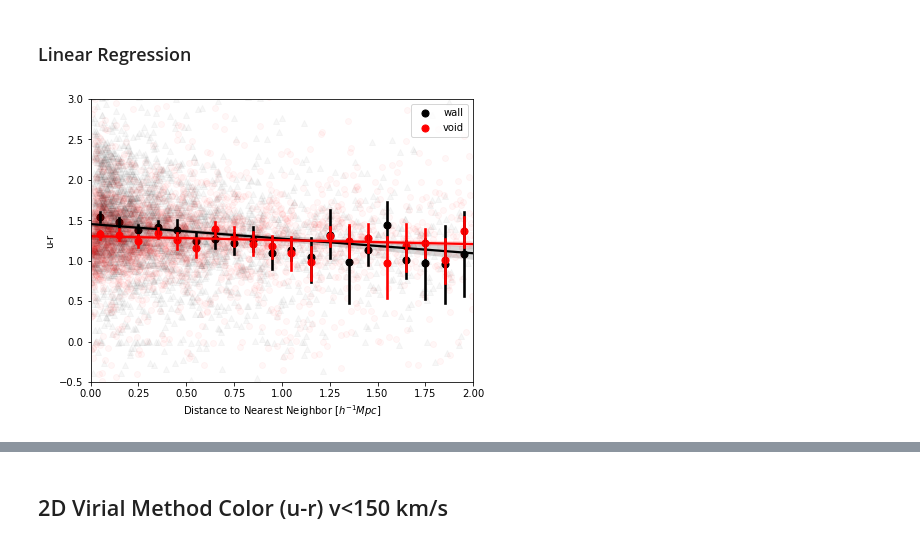
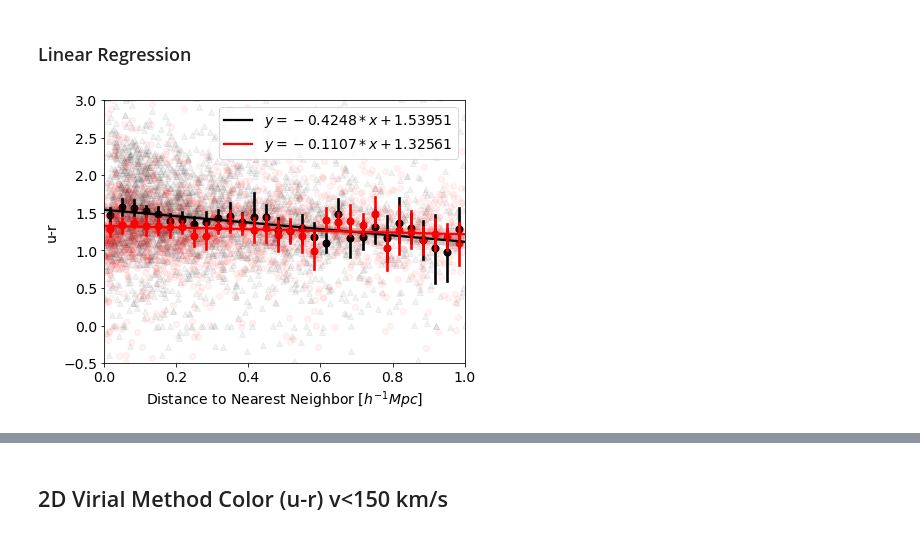
Before and after one commit to kadglass/SmallScale, a Jupyter notebook: 2D Method Velocity Cuts Check.ipynb, the cells around one changed output, grey strips where cells are left out. Drawn from its saved outputs; the diff is of its cells as text; code cells hidden in the pictures.

```diff
--- a/2D Method Velocity Cuts Check.ipynb
+++ b/2D Method Velocity Cuts Check.ipynb
@@ -259,11 +263,17 @@ for select, mc, label, c, m in zip([dwarf_wall, dwarf_void], ['black', 'red'], [
     vals = dwarf_table['u_r'][select]
     nonan = ~np.isnan(vals)
 
-    xc, yavg, yerr = profilehist(d[nonan], vals[nonan], bins=np.linspace(0,3,31), uncertainty='sample')
-    ax.scatter(d[nonan], vals[nonan], alpha=0.03, color=c, marker=m)
-    ax.errorbar(xc, yavg, yerr=yerr, fmt='o', color=mc, label=label)
+    xc, yavg, yerr = profilehist(d[nonan], vals[nonan], bins=np.linspace(0,1,31), uncertainty='sample')
+    ax.scatter(d[nonan], vals[nonan], alpha=0.05, color=c, marker=m)
+    #ax.errorbar(xc, yavg, yerr=yerr, fmt='o', color=mc, label=label)
 
-    ax.set(xlabel='Distance to Nearest Neighbor [$h^{-1}Mpc]$', ylabel='u-r', xlim=([0,2]), ylim=([-0.5,3]));
+    ax.plot(xc, yavg, c, label = label )
+    ax.fill_between([0, *xc, 1],
+                   np.array([yavg[0], *yavg, yavg[-1]]) + np.array([yerr[0], *yerr, yerr[-1]]),
+                   np.array([yavg[0], *yavg, yavg[-1]]) - np.array([yerr[0], *yerr, yerr[-1]]),
+                   color = c, alpha = 0.15)
+
+    ax.set(xlabel='Distance to Nearest Neighbor [$h^{-1}Mpc]$', ylabel='u-r', xlim=([0,1]), ylim=([-0.5,3]));
     ax.legend();
 
     fig.savefig('150_ur_2D_PH.png')
@@ -294,29 +304,36 @@ for select, mc, label, c, m in zip([dwarf_wall, dwarf_void], ['black', 'red'], [
 ### Linear Regression
 # %%
 fig, ax = plt.subplots(1,1, figsize=(6.4,4.8), tight_layout=True)
-
+plt.rcParams.update({'font.size': 14})
 for select, mc, label, c, m in zip([dwarf_wall, dwarf_void], ['black', 'red'], ['wall', 'void'], ['k', 'r'], ['^', 'o']):
 
-    d = dwarf_table['150_2D_neighbor_dist'][select]
-    vals = dwarf_table['u_r'][select]
+    d_all = dwarf_table['150_2D_neighbor_dist'][select]
+    vals_all = dwarf_table['u_r'][select]
+
+    mask = (d_all > 0) & (d_all <= 1)
+    d = d_all[mask]
+    vals = vals_all[mask]
+
     nonan = ~np.isnan(vals)
 
-    ax.scatter(d[nonan], vals[nonan], alpha=0.03, color=c, marker=m)
+    ax.scatter(d[nonan], vals[nonan], alpha=0.05, color=c, marker=m)
 
-    xedges = np.linspace(0,3,31)
+    xedges = np.linspace(0,1,31)
     xcenters = 0.5*(xedges[1:] + xedges[:-1])
 
-    sns.regplot(x=d[nonan], y=vals[nonan], x_bins=xcenters, color=mc, ax=ax, label=label)
+    #sns.regplot(x=d[nonan], y=vals[nonan], x_bins=xcenters, color=mc, ax=ax, label=label)
 
+    slope, intercept, r_value, pv, se = stats.linregress(d[nonan], vals[nonan])
+    sns.regplot(x=d[nonan], y=vals[nonan], x_bins=xcenters, color=mc, ax=ax,
+                line_kws={'label':'$y=%3.7s*x+%3.7s$'%(slope, intercept)})
 
-
-    ax.set(xlabel='Distance to Nearest Neighbor [$h^{-1}Mpc]$', ylabel='u-r', xlim=(0,2), ylim=(-0.5,3));
+    ax.set(xlabel='Distance to Nearest Neighbor [$h^{-1}Mpc]$', ylabel='u-r', xlim=(0,1), ylim=(-0.5,3));
 
     ax.legend()
 
     fig.savefig('150_ur_2D_LR.png')
 # %% [output]
-[figure, old version]
+[figure, new version]
 # %%
 fig, ax = plt.subplots(1,1, figsize=(6.4,4.8), tight_layout=True)
 
```
Also changed, not shown: parts of 11 cells of this notebook, 10 other files.
